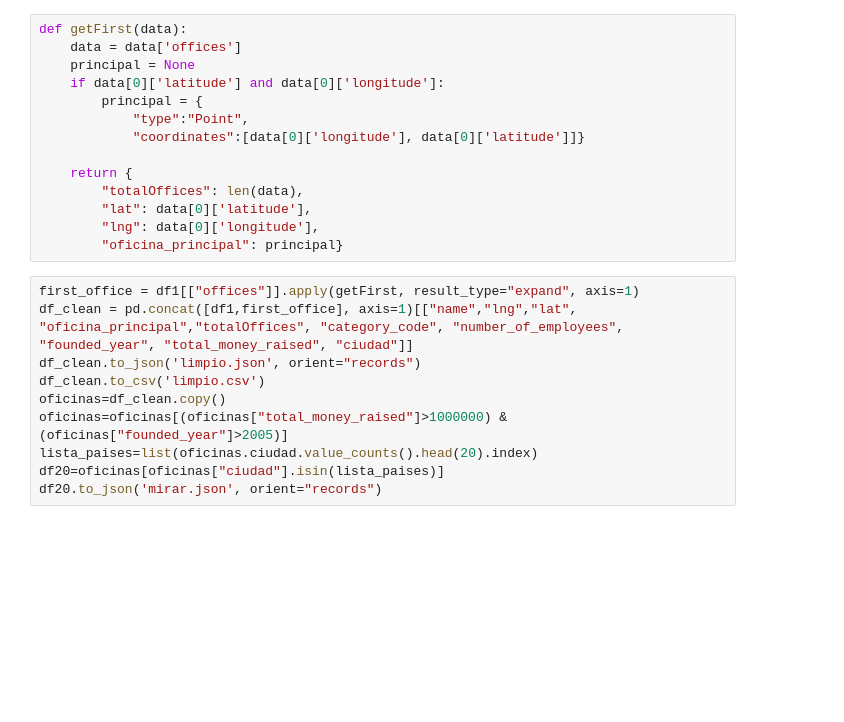
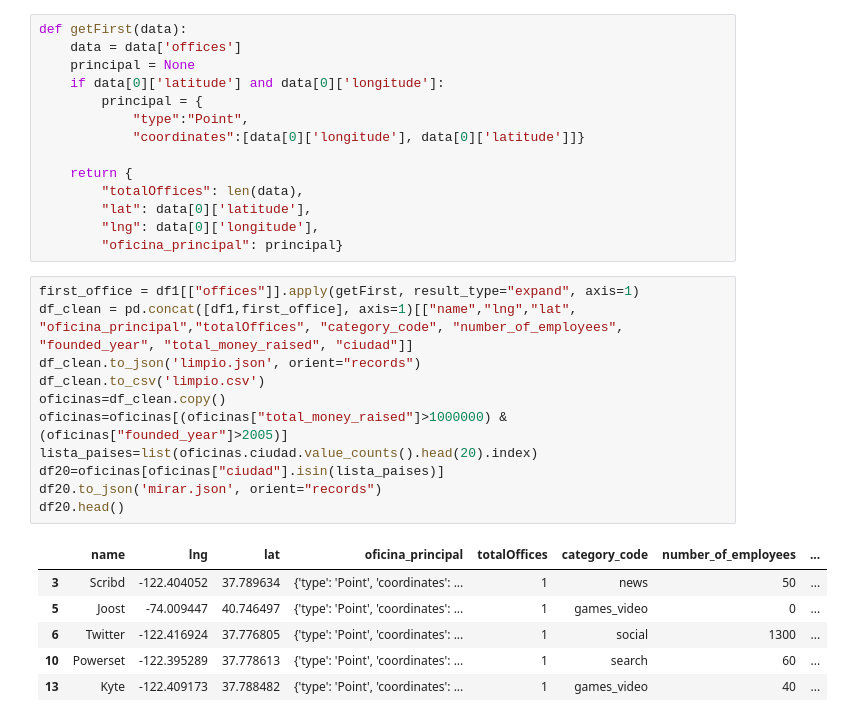
Before and after one commit to Pacoanes/find_my_office, a Jupyter notebook: Extraer.ipynb, the cells around one changed output. Drawn from its saved outputs; the diff is of its cells as text; blank space fills up the shorter version.

```diff
--- a/Extraer.ipynb
+++ b/Extraer.ipynb
@@ -140,10 +141,18 @@ def getFirst(data):
 # %%
 first_office = df1[["offices"]].apply(getFirst, result_type="expand", axis=1)
 df_clean = pd.concat([df1,first_office], axis=1)[["name","lng","lat", "oficina_principal","totalOffices", "category_code", "number_of_employees", "founded_year", "total_money_raised", "ciudad"]]
 df_clean.to_json('limpio.json', orient="records")
 df_clean.to_csv('limpio.csv')
 oficinas=df_clean.copy()
 oficinas=oficinas[(oficinas["total_money_raised"]>1000000) & (oficinas["founded_year"]>2005)]
 lista_paises=list(oficinas.ciudad.value_counts().head(20).index)
 df20=oficinas[oficinas["ciudad"].isin(lista_paises)]
 df20.to_json('mirar.json', orient="records")
+df20.head()
+# %% [output]
+|  | name | lng | lat | oficina_principal | totalOffices | category_code | number_of_employees | ... |
+| 3 | Scribd | -122.404052 | 37.789634 | {'type': 'Point', 'coordinates': ... | 1 | news | 50 | ... |
+| 5 | Joost | -74.009447 | 40.746497 | {'type': 'Point', 'coordinates': ... | 1 | games_video | 0 | ... |
+| 6 | Twitter | -122.416924 | 37.776805 | {'type': 'Point', 'coordinates': ... | 1 | social | 1300 | ... |
+| 10 | Powerset | -122.395289 | 37.778613 | {'type': 'Point', 'coordinates': ... | 1 | search | 60 | ... |
+| 13 | Kyte | -122.409173 | 37.788482 | {'type': 'Point', 'coordinates': ... | 1 | games_video | 40 | ... |
```
Also changed, not shown: parts of 6 cells of this notebook, 4 other files.
